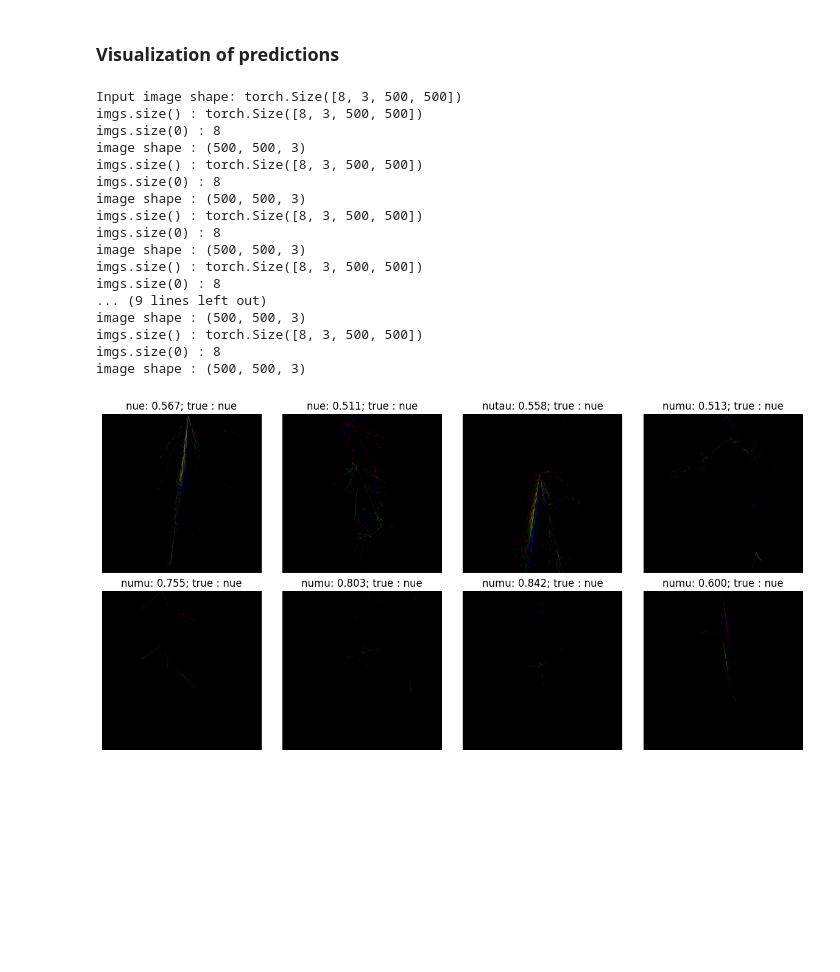
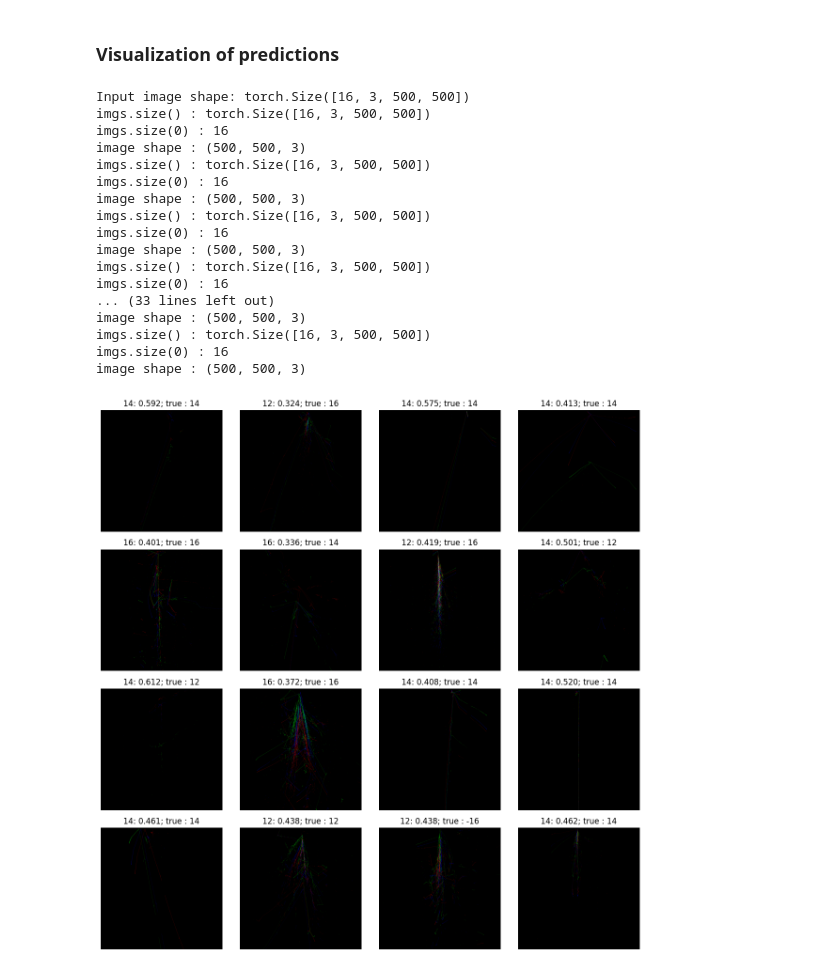
Before and after one commit to fanrado/dinov2ForLArTPC, a Jupyter notebook: notebooks/linear_classification_dinov2.ipynb, the cells around one changed output. Cells and saved outputs as stored; diff of their text form; code cells hidden in the pictures; blank space fills up the shorter version.

```diff
--- a/notebooks/linear_classification_dinov2.ipynb
+++ b/notebooks/linear_classification_dinov2.ipynb
@@ -134,9 +132,9 @@ model_configurator = {
     }
 }
 IMG_SIZE = 500 #168
-BATCH_SIZE = 8 #8
+BATCH_SIZE = 16 #8
 NUM_WORKERS = 0
-PATCH_SIZE = 20 #56
+PATCH_SIZE = 25 #56
 # %%
 model_config = model_configurator[BACKBONE]
 if BACKBONE=='dinov2':
@@ -197,7 +195,7 @@ class LinearClassifier(nn.Module):
             output = create_linear_input(input, self.use_nblocks, self.use_avgpool)
             return self.linear(output)
 
-linear_classifier = LinearClassifier(embed_dim, model_config)
+linear_classifier = LinearClassifier(embed_dim, model_config, num_classes=6) # nu and nubar
 linear_classifier = linear_classifier.to(device)
 # %%
 linear_classifier
@@ -272,7 +271,7 @@ dataloaders['test'] = make_data_loader(
     dataset=datasets['test'],
     batch_size=cfg["train"]["batch_size_per_gpu"],
     num_workers=cfg["train"]["num_workers"],
-    shuffle=False,
+    shuffle=True,
 )
 dataset_sizes['test'] = len(datasets['test'])
 print(f'Data loaded with {dataset_sizes["test"]} test samples.')
@@ -536,23 +552,23 @@ def visualize_model(feature_model, linear_classifier, images, rows=2, cols=4, tr
     linear_classifier.train(mode=was_training)
 # %%
 imgs, true_classes = next(iter(dataloaders['test']))
-visualize_model(feature_model=feature_model, linear_classifier=linear_classifier, images=imgs, true_classes=true_classes)
+visualize_model(feature_model=feature_model, linear_classifier=linear_classifier, images=imgs, true_classes=true_classes, rows=4, cols=4)
 # %% [output]
-Input image shape: torch.Size([8, 3, 500, 500])
-imgs.size() : torch.Size([8, 3, 500, 500])
-imgs.size(0) : 8
+Input image shape: torch.Size([16, 3, 500, 500])
+imgs.size() : torch.Size([16, 3, 500, 500])
+imgs.size(0) : 16
 image shape : (500, 500, 3)
-imgs.size() : torch.Size([8, 3, 500, 500])
-imgs.size(0) : 8
+imgs.size() : torch.Size([16, 3, 500, 500])
+imgs.size(0) : 16
 image shape : (500, 500, 3)
-imgs.size() : torch.Size([8, 3, 500, 500])
-imgs.size(0) : 8
+imgs.size() : torch.Size([16, 3, 500, 500])
+imgs.size(0) : 16
 image shape : (500, 500, 3)
-imgs.size() : torch.Size([8, 3, 500, 500])
-imgs.size(0) : 8
-... (9 lines left out)
+imgs.size() : torch.Size([16, 3, 500, 500])
+imgs.size(0) : 16
+... (33 lines left out)
 image shape : (500, 500, 3)
-imgs.size() : torch.Size([8, 3, 500, 500])
-imgs.size(0) : 8
+imgs.size() : torch.Size([16, 3, 500, 500])
+imgs.size(0) : 16
 image shape : (500, 500, 3)
-[figure, old version]
+[figure, new version]
```
Also changed, not shown: parts of 11 cells of this notebook.
